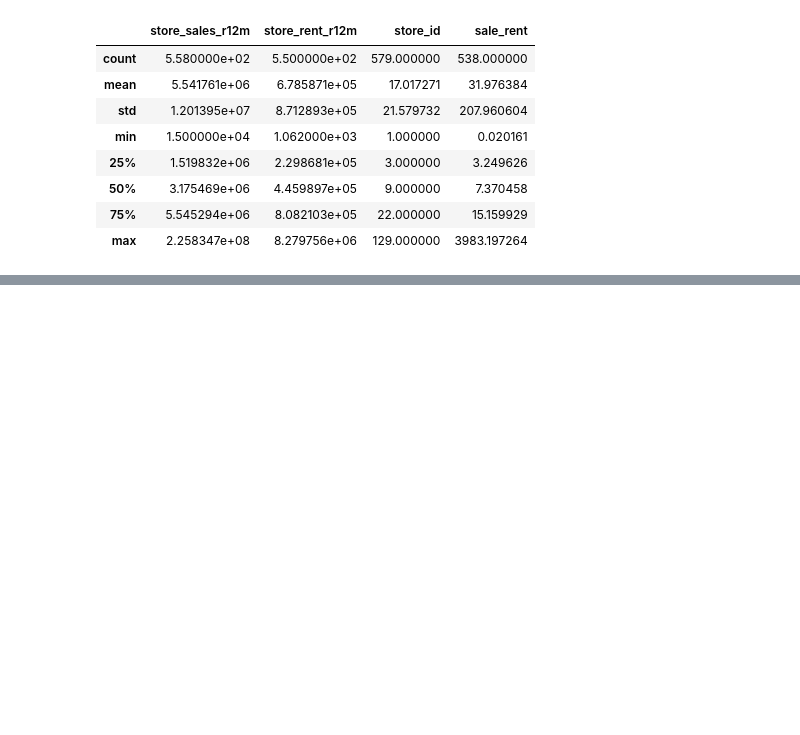
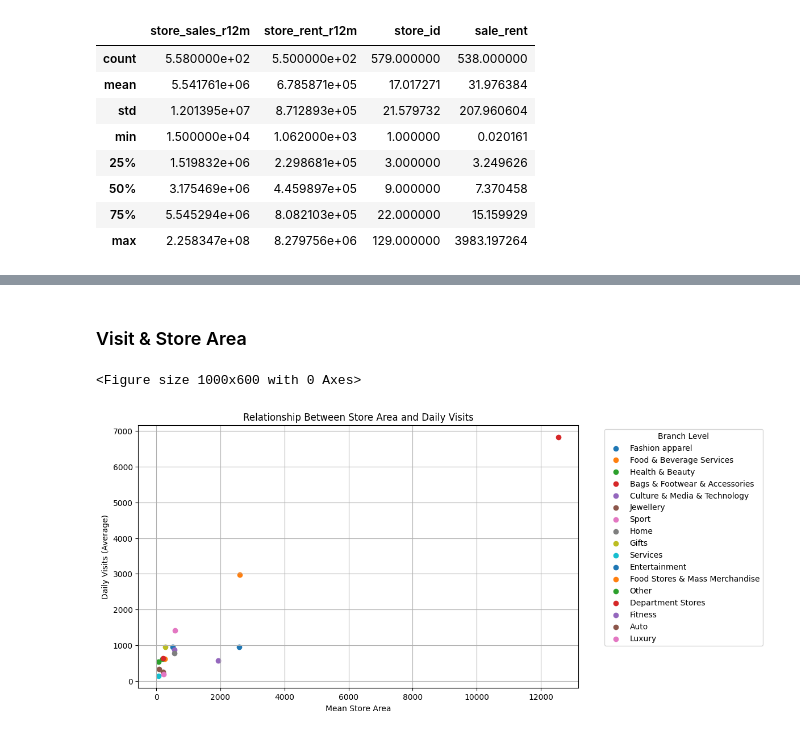
Before and after one commit to JokyHub/Data-Challenge-URW-HEC, a Jupyter notebook: notebook-rong.ipynb, the cells around one changed output, grey strips where cells are left out. Cells and saved outputs as stored; diff of their text form; code cells hidden in the pictures; blank space fills up the shorter version.

Commit message:
update visitor analysis

```diff
--- a/notebook-rong.ipynb
+++ b/notebook-rong.ipynb
@@ -727,0 +816,3 @@ store_mall_group.describe()
+# %%
+visit=pd.read_csv('all_data_for_understanding_visits.csv')
+visit
@@ -727,0 +866,5 @@ store_mall_group.describe()
+# %%
+visit_groupby_branch=visit.groupby(["store_branch_level_1"]).agg({"store_id":"count","store_area": "mean",
+    "median_dwell_time":"mean","store_visits_daily_average":"mean","store_window_flow_daily_average":"mean","days_with_traffic_data":"mean"}).reset_index()
+visit_groupby_branch = visit_groupby_branch.sort_values(by=["store_id"], ascending=False)
+visit_groupby_branch
@@ -727,0 +890,23 @@ store_mall_group.describe()
+# %% [markdown]
+### Visit & Store Area
+# %%
+# visit v.s area
+plt.figure(figsize=(10, 6))
+plt.figure(figsize=(10, 6))
+
+# Scatter plot with color-coded points
+for i, branch in enumerate(visit_groupby_branch['store_branch_level_1']):
+    plt.scatter(visit_groupby_branch['store_area'].iloc[i], visit_groupby_branch['store_visits_daily_average'].iloc[i],
+                label=branch)
+
+plt.title('Relationship Between Store Area and Daily Visits')
+plt.xlabel('Mean Store Area')
+plt.ylabel('Daily Visits (Average)')
+plt.grid(True)
+
+# Add legend
+plt.legend(title='Branch Level', bbox_to_anchor=(1.05, 1), loc='upper left')
+plt.show()
+# %% [output]
+<Figure size 1000x600 with 0 Axes>
+[figure, added]
```
Also changed, not shown: parts of 33 cells of this notebook.
